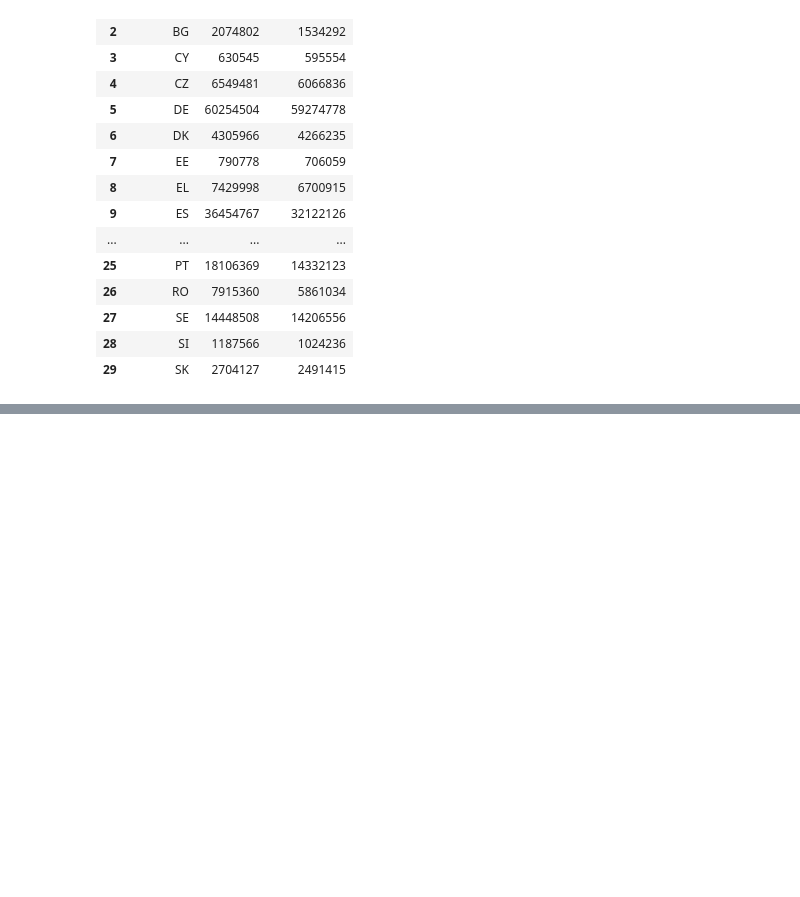
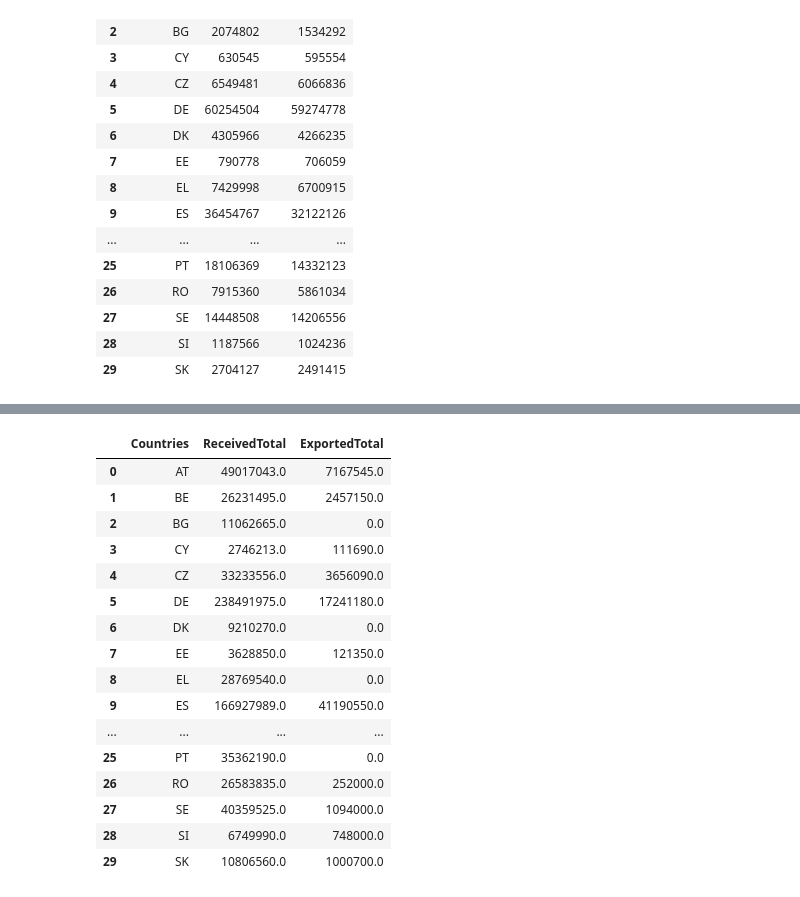
Before and after one commit to ArRegulus/ICA2, a Jupyter notebook: datacleaning.ipynb, the cells around one changed output, grey strips where cells are left out. Saved outputs shown, nothing was run; the diff lists cells and outputs as text; code cells hidden in the pictures; blank space fills up the shorter version.

```diff
--- a/datacleaning.ipynb
+++ b/datacleaning.ipynb
@@ -204,3 +219,10 @@ df3
 | 27 | SE | 14448508 | 14206556 |
 | 28 | SI | 1187566 | 1024236 |
 | 29 | SK | 2704127 | 2491415 |
+# %%
+valuesDosesReceived =[]
+for i in range(len(countries)):
+    country = df.Country.str.contains(countries[i])
+    sum = df.DosesReceived.loc[country].sum()
+    valuesDosesReceived.append(sum)
+valuesDosesReceived
@@ -206,0 +247,7 @@ df3
+# %%
+valuesDosesExported =[]
+for i in range(len(countries)):
+    country = df.Country.str.contains(countries[i])
+    sum = df.DosesExported.loc[country].sum()
+    valuesDosesExported.append(sum)
+valuesDosesExported
@@ -207,3 +272,28 @@ df3
+# %%
+df4 = pd.DataFrame({
+                    'Countries' : countries,
+                    'ReceivedTotal' : valuesDosesReceived,
+                    'ExportedTotal' : valuesDosesExported,
+                    })
+df4
+# %% [output]
+|  | Countries | ReceivedTotal | ExportedTotal |
+| 0 | AT | 49017043.0 | 7167545.0 |
+| 1 | BE | 26231495.0 | 2457150.0 |
+| 2 | BG | 11062665.0 | 0.0 |
+| 3 | CY | 2746213.0 | 111690.0 |
+| 4 | CZ | 33233556.0 | 3656090.0 |
+| 5 | DE | 238491975.0 | 17241180.0 |
+| 6 | DK | 9210270.0 | 0.0 |
+| 7 | EE | 3628850.0 | 121350.0 |
+| 8 | EL | 28769540.0 | 0.0 |
+| 9 | ES | 166927989.0 | 41190550.0 |
+| ... | ... | ... | ... |
+| 25 | PT | 35362190.0 | 0.0 |
+| 26 | RO | 26583835.0 | 252000.0 |
+| 27 | SE | 40359525.0 | 1094000.0 |
+| 28 | SI | 6749990.0 | 748000.0 |
+| 29 | SK | 10806560.0 | 1000700.0 |
 # %%
 df.reset_index(drop=True, inplace=True)
 df
```
Also changed, not shown: parts of 6 cells of this notebook, 4 other files.
